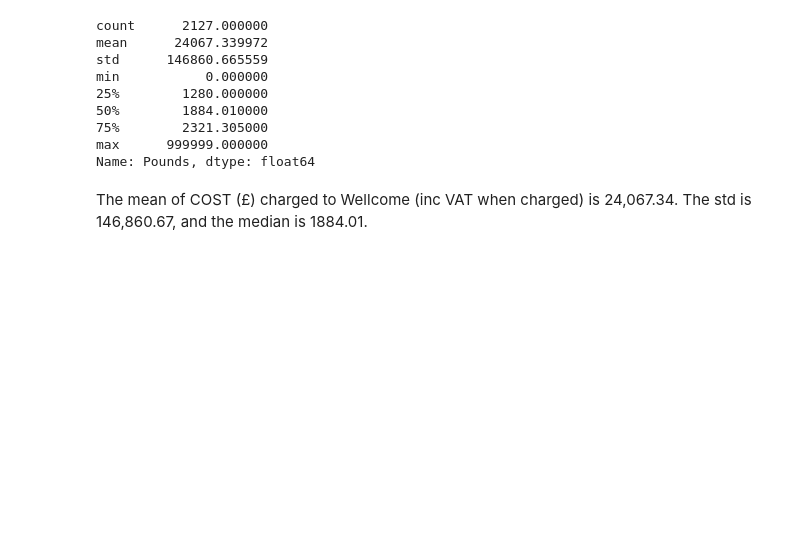
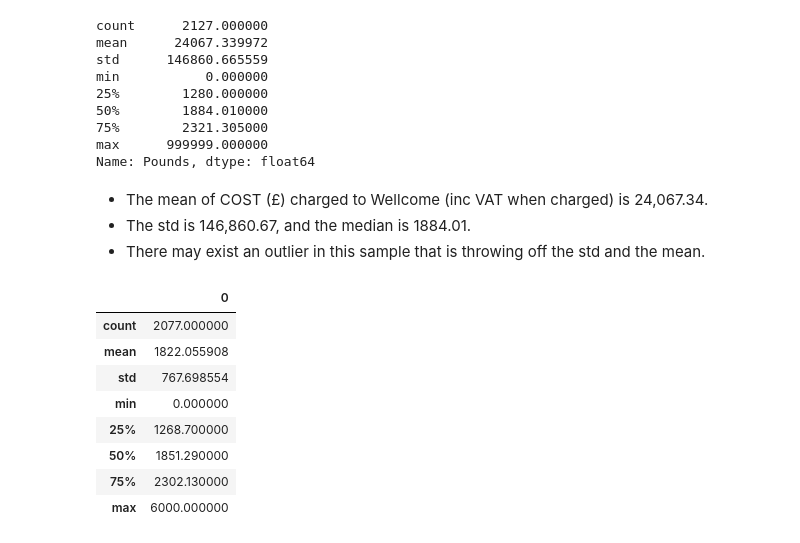
Before and after one commit to lamkg/Thinkful-, a Jupyter notebook: U1-L3-P6 Data Cleaning and Validation .ipynb, the cells around one changed output. Saved outputs shown, nothing was run; the diff lists cells and outputs as text; code cells hidden in the pictures; blank space fills up the shorter version.

```diff
--- a/U1-L3-P6 Data Cleaning and Validation .ipynb
+++ b/U1-L3-P6 Data Cleaning and Validation .ipynb
@@ -153,4 +171,33 @@ min           0.000000
 max      999999.000000
 Name: Pounds, dtype: float64
 # %% [markdown]
-The mean of COST (£) charged to Wellcome (inc VAT when charged) is 24,067.34. The std is 146,860.67, and the median is 1884.01.
+- The mean of COST (£) charged to Wellcome (inc VAT when charged) is 24,067.34.
+- The std is 146,860.67, and the median is 1884.01.
+- There may exist an outlier in this sample that is throwing off the std and the mean.
+# %%
+# Let's try to scrub the outlier.
+
+def neutral(data):
+    result = []
+    for i in data:
+        if i > 10000:
+            continue
+        else:
+            result.append(i)
+    return result
+
+n_delta = neutral(delta)
+
+new_df = pd.DataFrame(np.array(n_delta).reshape(2077,1))
+
+new_df.describe()
+# %% [output]
+|  | 0 |
+| count | 2077.000000 |
+| mean | 1822.055908 |
+| std | 767.698554 |
+| min | 0.000000 |
+| 25% | 1268.700000 |
+| 50% | 1851.290000 |
+| 75% | 2302.130000 |
+| max | 6000.000000 |
```
Also changed, not shown: parts of 3 cells of this notebook.
